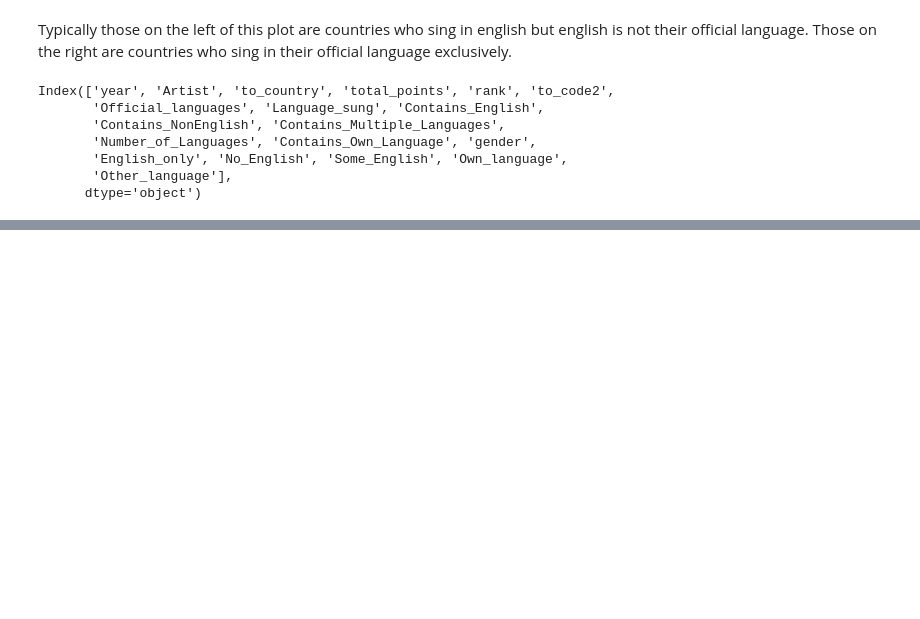
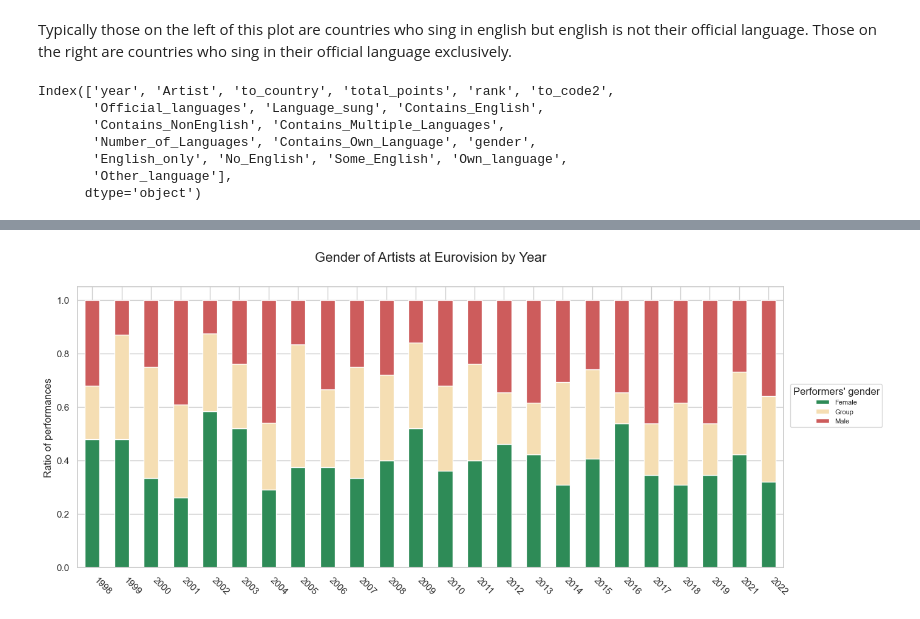
Before and after one commit to KatrionaGoldmann/Eurovision_TDS, a Jupyter notebook: eurovision/notebooks/story.ipynb, the cells around one changed output, grey strips where cells are left out. Cells and saved outputs as stored; diff of their text form; code cells hidden in the pictures; blank space fills up the shorter version.

```diff
--- a/eurovision/notebooks/story.ipynb
+++ b/eurovision/notebooks/story.ipynb
@@ -576,0 +704,12 @@ plt.show()
+# %%
+gender_df = df[['year', 'to_code2', 'gender']].copy().drop_duplicates()
+
+def ratio(gender, x): return len([a for a in x if a == gender]) / len(x)
+
+gender_df = gender_df.groupby('year').agg(
+    female=pd.NamedAgg(column='gender', aggfunc=lambda x: ratio('female', x)),
+    group=pd.NamedAgg(column='gender', aggfunc=lambda x: ratio('group', x)),
+    male=pd.NamedAgg(column='gender', aggfunc=lambda x: ratio('male', x)),
+)
+
+gender_df.head()
@@ -576,0 +724,14 @@ plt.show()
+# %%
+# subset gender_colours to genders in gender_df columns
+# gender_colours = gender_colours[gender_df.columns.to_list()]
+
+gender_df.plot(kind='bar', figsize=(15, 6), stacked=True, color=gender_colours)
+
+plt.legend(['Female', 'Group', 'Male'], title="Performers' gender", loc=[1, 1], fontsize=8,  bbox_to_anchor=(0.51, 0., 0.5, 0.5))
+plt.title('Gender of Artists at Eurovision by Year', fontsize=16, pad=30)
+plt.xticks(rotation=-45, ha='left')
+plt.xlabel('')
+plt.ylabel('Ratio of performances')
+plt.show()
+# %% [output]
+[figure, added]
```
Also changed, not shown: parts of 20 cells of this notebook.
